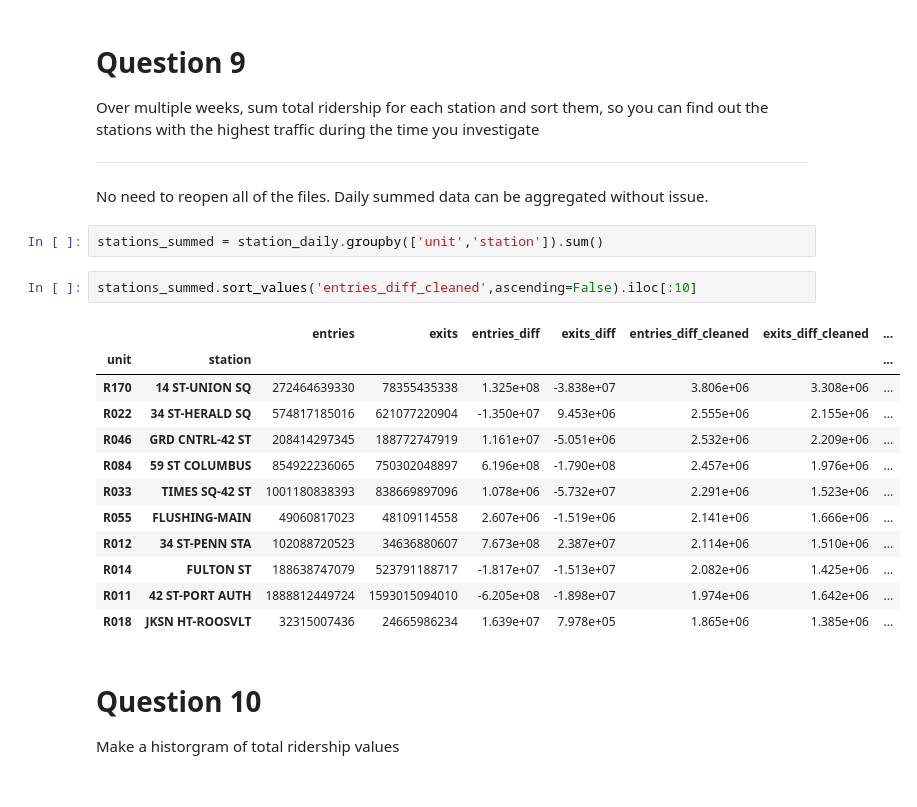
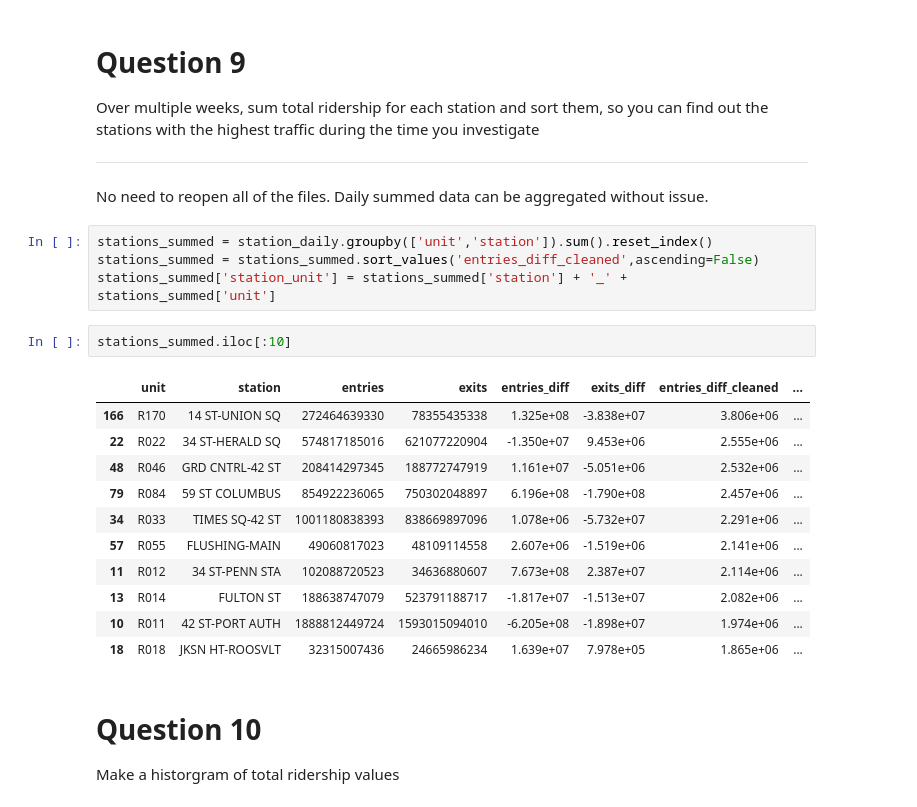
Before and after one commit to everling-prime/benson, a Jupyter notebook: mta_challenges_pandas_mvl.ipynb, the cells around one changed output. Drawn from its saved outputs; the diff is of its cells as text.

Commit message:
cleaned up some of the indexing, and created a bar chart of ridership for most trafficed stations.

```diff
--- a/mta_challenges_pandas_mvl.ipynb
+++ b/mta_challenges_pandas_mvl.ipynb
@@ -334,22 +335,23 @@ Over multiple weeks, sum total ridership for each station and sort them, so you
 ---
 No need to reopen all of the files. Daily summed data can be aggregated without issue.
 # %%
-stations_summed = station_daily.groupby(['unit','station']).sum()
+stations_summed = station_daily.groupby(['unit','station']).sum().reset_index()
+stations_summed = stations_summed.sort_values('entries_diff_cleaned',ascending=False)
+stations_summed['station_unit'] = stations_summed['station'] + '_' + stations_summed['unit']
 # %%
-stations_summed.sort_values('entries_diff_cleaned',ascending=False).iloc[:10]
+stations_summed.iloc[:10]
 # %% [output]
-|  |  | entries | exits | entries_diff | exits_diff | entries_diff_cleaned | exits_diff_cleaned | ... |
-| unit | station |  |  |  |  |  |  | ... |
-| R170 | 14 ST-UNION SQ | 272464639330 | 78355435338 | 1.325e+08 | -3.838e+07 | 3.806e+06 | 3.308e+06 | ... |
-| R022 | 34 ST-HERALD SQ | 574817185016 | 621077220904 | -1.350e+07 | 9.453e+06 | 2.555e+06 | 2.155e+06 | ... |
-| R046 | GRD CNTRL-42 ST | 208414297345 | 188772747919 | 1.161e+07 | -5.051e+06 | 2.532e+06 | 2.209e+06 | ... |
-| R084 | 59 ST COLUMBUS | 854922236065 | 750302048897 | 6.196e+08 | -1.790e+08 | 2.457e+06 | 1.976e+06 | ... |
-| R033 | TIMES SQ-42 ST | 1001180838393 | 838669897096 | 1.078e+06 | -5.732e+07 | 2.291e+06 | 1.523e+06 | ... |
-| R055 | FLUSHING-MAIN | 49060817023 | 48109114558 | 2.607e+06 | -1.519e+06 | 2.141e+06 | 1.666e+06 | ... |
-| R012 | 34 ST-PENN STA | 102088720523 | 34636880607 | 7.673e+08 | 2.387e+07 | 2.114e+06 | 1.510e+06 | ... |
-| R014 | FULTON ST | 188638747079 | 523791188717 | -1.817e+07 | -1.513e+07 | 2.082e+06 | 1.425e+06 | ... |
-| R011 | 42 ST-PORT AUTH | 1888812449724 | 1593015094010 | -6.205e+08 | -1.898e+07 | 1.974e+06 | 1.642e+06 | ... |
-| R018 | JKSN HT-ROOSVLT | 32315007436 | 24665986234 | 1.639e+07 | 7.978e+05 | 1.865e+06 | 1.385e+06 | ... |
+|  | unit | station | entries | exits | entries_diff | exits_diff | entries_diff_cleaned | ... |
+| 166 | R170 | 14 ST-UNION SQ | 272464639330 | 78355435338 | 1.325e+08 | -3.838e+07 | 3.806e+06 | ... |
+| 22 | R022 | 34 ST-HERALD SQ | 574817185016 | 621077220904 | -1.350e+07 | 9.453e+06 | 2.555e+06 | ... |
+| 48 | R046 | GRD CNTRL-42 ST | 208414297345 | 188772747919 | 1.161e+07 | -5.051e+06 | 2.532e+06 | ... |
+| 79 | R084 | 59 ST COLUMBUS | 854922236065 | 750302048897 | 6.196e+08 | -1.790e+08 | 2.457e+06 | ... |
+| 34 | R033 | TIMES SQ-42 ST | 1001180838393 | 838669897096 | 1.078e+06 | -5.732e+07 | 2.291e+06 | ... |
+| 57 | R055 | FLUSHING-MAIN | 49060817023 | 48109114558 | 2.607e+06 | -1.519e+06 | 2.141e+06 | ... |
+| 11 | R012 | 34 ST-PENN STA | 102088720523 | 34636880607 | 7.673e+08 | 2.387e+07 | 2.114e+06 | ... |
+| 13 | R014 | FULTON ST | 188638747079 | 523791188717 | -1.817e+07 | -1.513e+07 | 2.082e+06 | ... |
+| 10 | R011 | 42 ST-PORT AUTH | 1888812449724 | 1593015094010 | -6.205e+08 | -1.898e+07 | 1.974e+06 | ... |
+| 18 | R018 | JKSN HT-ROOSVLT | 32315007436 | 24665986234 | 1.639e+07 | 7.978e+05 | 1.865e+06 | ... |
 # %% [markdown]
 # Question 10
 
```
Also changed, not shown: parts of 6 cells of this notebook.
